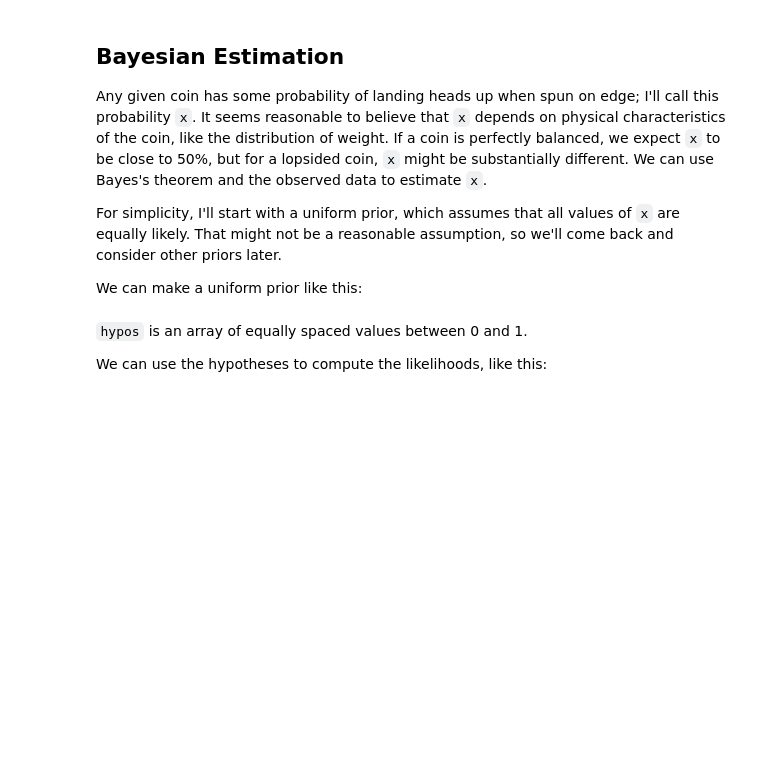
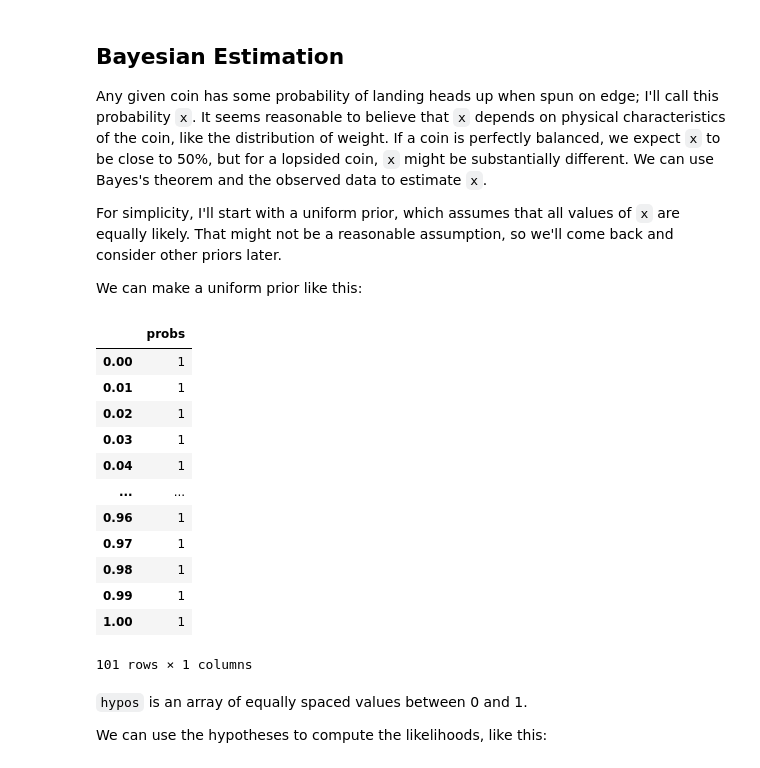
Before and after one commit to TNTran92/think_bayes, a Jupyter notebook: chap04.ipynb, the cells around one changed output. Cells and saved outputs as stored; diff of their text form; code cells hidden in the pictures; blank space fills up the shorter version.

```diff
--- a/chap04.ipynb
+++ b/chap04.ipynb
@@ -196,6 +217,21 @@ We can make a uniform prior like this:
 # %%
 hypos = np.linspace(0, 1, 101)
 prior = Pmf(1, hypos)
+prior
+# %% [output]
+|  | probs |
+| 0.00 | 1 |
+| 0.01 | 1 |
+| 0.02 | 1 |
+| 0.03 | 1 |
+| 0.04 | 1 |
+| ... | ... |
+| 0.96 | 1 |
+| 0.97 | 1 |
+| 0.98 | 1 |
+| 0.99 | 1 |
+| 1.00 | 1 |
+101 rows × 1 columns
 # %% [markdown]
 `hypos` is an array of equally spaced values between 0 and 1.
 
```
Also changed, not shown: parts of 9 cells of this notebook.
